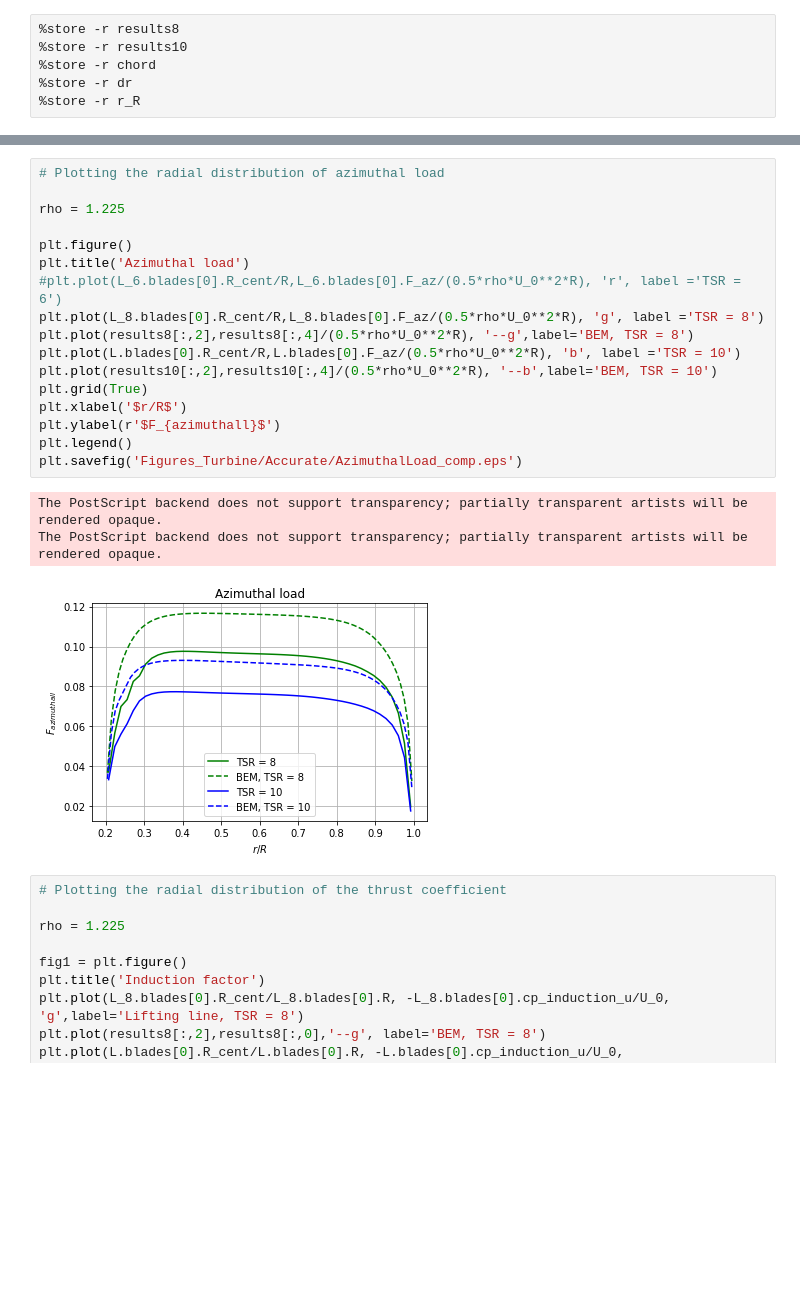
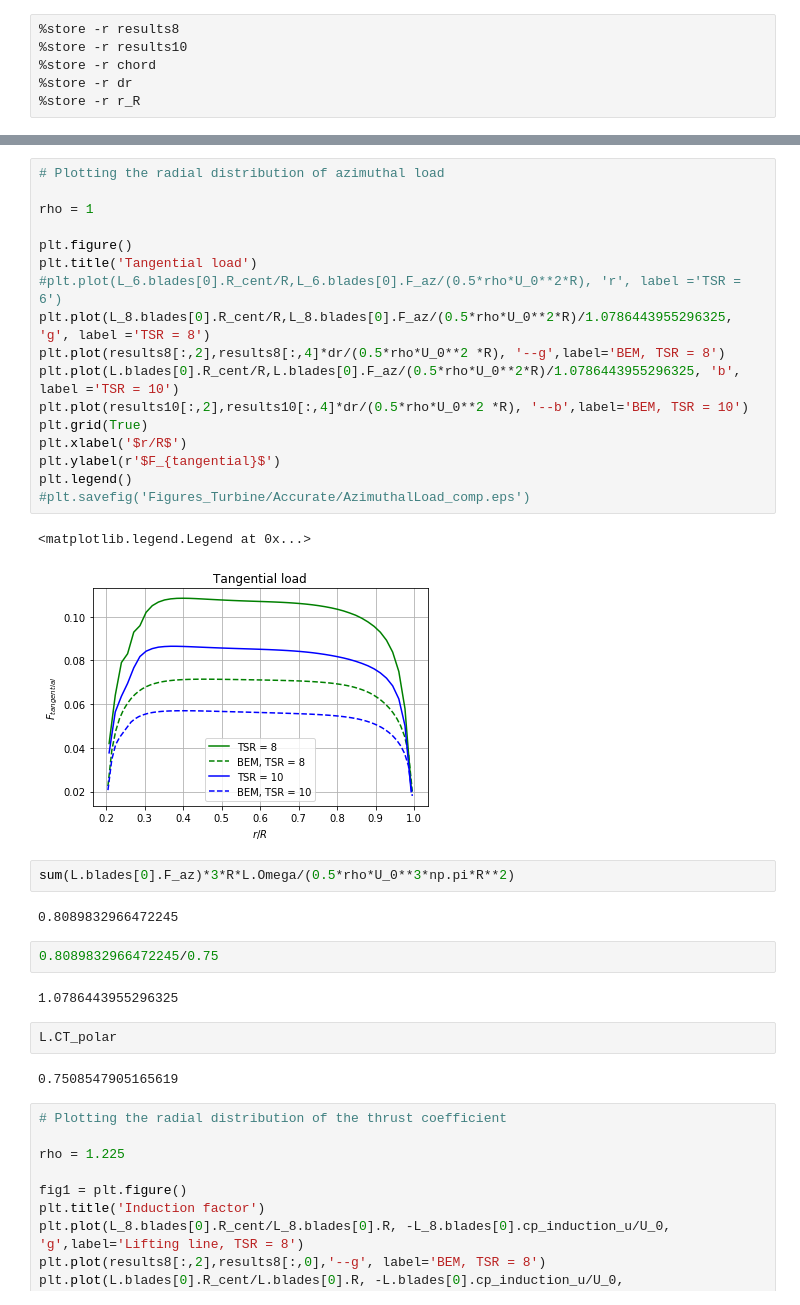
Before and after one commit to olafnekeman/rotor_wake_aerodynamics, a Jupyter notebook: Assignment2/turbine_case.ipynb, the cells around one changed output, grey strips where cells are left out. Saved outputs shown, nothing was run; the diff lists cells and outputs as text; blank space fills up the shorter version.

Commit message:
Assignment 2 figures

```diff
--- a/Assignment2/turbine_case.ipynb
+++ b/Assignment2/turbine_case.ipynb
@@ -385,24 +498,35 @@ The PostScript backend does not support transparency; partially transparent arti
 # %%
 # Plotting the radial distribution of azimuthal load
 
-rho = 1.225
+rho = 1
 
 plt.figure()
-plt.title('Azimuthal load')
+plt.title('Tangential load')
 #plt.plot(L_6.blades[0].R_cent/R,L_6.blades[0].F_az/(0.5*rho*U_0**2*R), 'r', label ='TSR = 6')
-plt.plot(L_8.blades[0].R_cent/R,L_8.blades[0].F_az/(0.5*rho*U_0**2*R), 'g', label ='TSR = 8')
-plt.plot(results8[:,2],results8[:,4]/(0.5*rho*U_0**2*R), '--g',label='BEM, TSR = 8')
-plt.plot(L.blades[0].R_cent/R,L.blades[0].F_az/(0.5*rho*U_0**2*R), 'b', label ='TSR = 10')
-plt.plot(results10[:,2],results10[:,4]/(0.5*rho*U_0**2*R), '--b',label='BEM, TSR = 10')
+plt.plot(L_8.blades[0].R_cent/R,L_8.blades[0].F_az/(0.5*rho*U_0**2*R)/1.0786443955296325, 'g', label ='TSR = 8')
+plt.plot(results8[:,2],results8[:,4]*dr/(0.5*rho*U_0**2 *R), '--g',label='BEM, TSR = 8')
+plt.plot(L.blades[0].R_cent/R,L.blades[0].F_az/(0.5*rho*U_0**2*R)/1.0786443955296325, 'b', label ='TSR = 10')
+plt.plot(results10[:,2],results10[:,4]*dr/(0.5*rho*U_0**2 *R), '--b',label='BEM, TSR = 10')
 plt.grid(True)
 plt.xlabel('$r/R$')
-plt.ylabel(r'$F_{azimuthall}$')
+plt.ylabel(r'$F_{tangential}$')
 plt.legend()
-plt.savefig('Figures_Turbine/Accurate/AzimuthalLoad_comp.eps')
+#plt.savefig('Figures_Turbine/Accurate/AzimuthalLoad_comp.eps')
 # %% [output]
-The PostScript backend does not support transparency; partially transparent artists will be rendered opaque.
-The PostScript backend does not support transparency; partially transparent artists will be rendered opaque.
+<matplotlib.legend.Legend at 0x...>
-[figure, old version]
+[figure, new version]
+# %%
+sum(L.blades[0].F_az)*3*R*L.Omega/(0.5*rho*U_0**3*np.pi*R**2)
+# %% [output]
+0.8089832966472245
+# %%
+0.8089832966472245/0.75
+# %% [output]
+1.0786443955296325
+# %%
+L.CT_polar
+# %% [output]
+0.7508547905165619
 # %%
 # Plotting the radial distribution of the thrust coefficient
 
```
Also changed, not shown: parts of 13 cells of this notebook, 9 other files.
